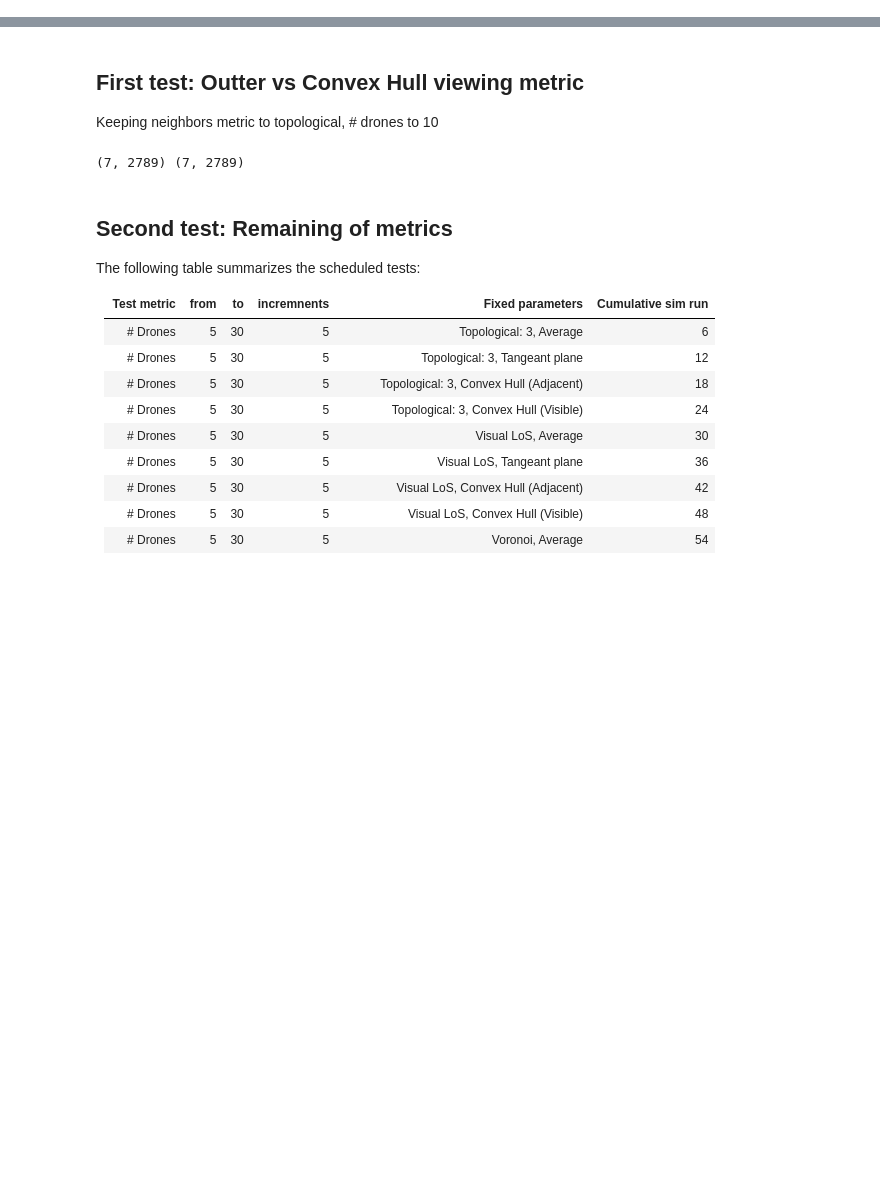
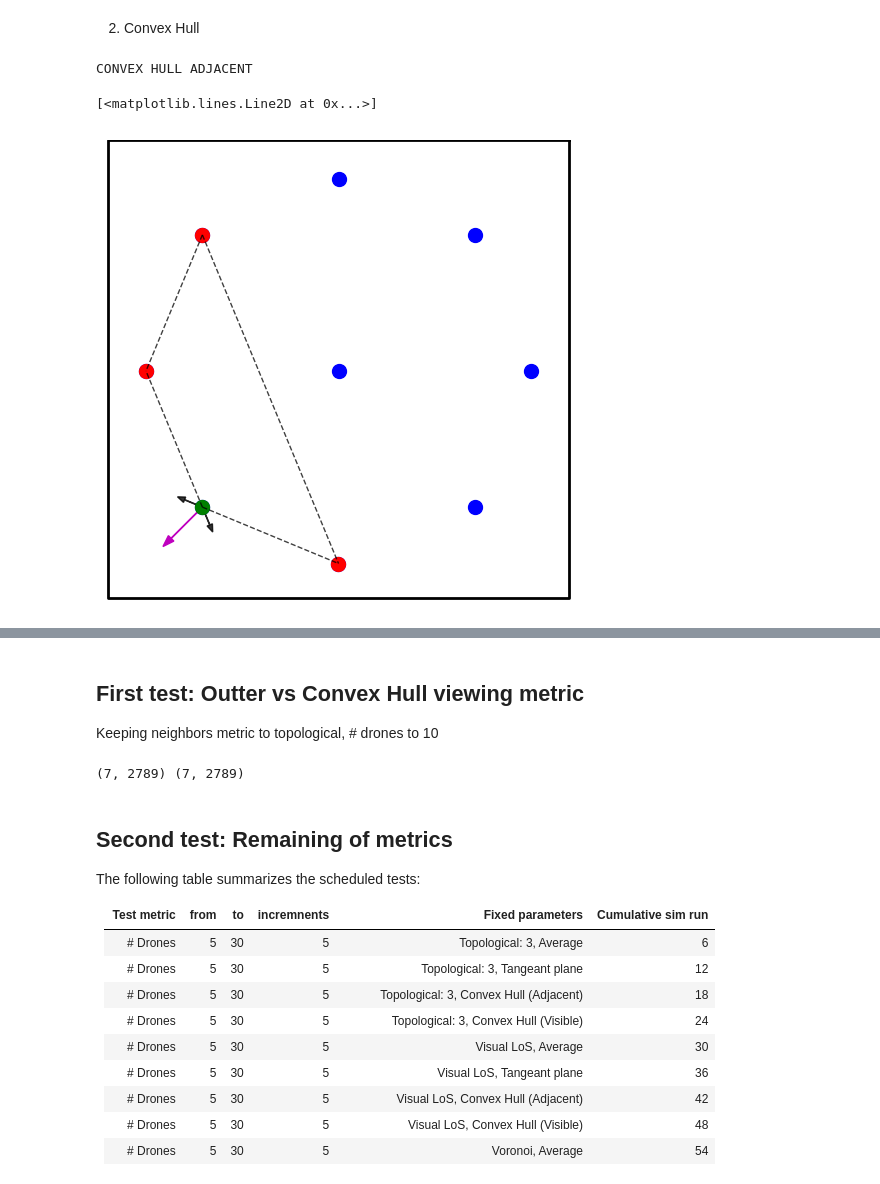
Before and after one commit to Alex0021/Robotic_Project1, a Jupyter notebook: notebooks/metric_eval.ipynb, the cells around one changed output, grey strips where cells are left out. Saved outputs shown, nothing was run; the diff lists cells and outputs as text; code cells hidden in the pictures; blank space fills up the shorter version.

```diff
--- a/notebooks/metric_eval.ipynb
+++ b/notebooks/metric_eval.ipynb
@@ -6,0 +62,59 @@ Structure of the drone_data:
+# %% [markdown]
+2. Convex Hull
+# %%
+import numpy as np
+import matplotlib.pyplot as plt
+
+BOUND = 0.6
+SIZE = 100
+# 8 drones on a circle + 1 in the center
+n = 9
+r = 0.5
+# neighbors
+neighbors = [4,5,7]
+selected = 6
+# positions
+x = [0] + [r*np.cos(2*np.pi*i/(n-1)) for i in range(n-1)]
+y = [0] + [r*np.sin(2*np.pi*i/(n-1)) for i in range(n-1)]
+
+# Set figure
+plt.figure(figsize=(6,6))
+plt.axis('equal')
+
+plt.axis([-BOUND, BOUND, -BOUND, BOUND])
+# Hide axes
+plt.axis('off')
+# Show convex hull of neighbors including selected drone
+from scipy.spatial import ConvexHull
+points = np.array([[x[i], y[i]] for i in neighbors] + [[x[selected], y[selected]]])
+hull = ConvexHull(points)
+for simplex in hull.simplices:
+    plt.plot(points[simplex, 0], points[simplex, 1], 'k--', alpha=0.75, lw=1)
+
+# Scatter plot
+plt.scatter(x, y, marker='o', color='b', s=SIZE)
+plt.scatter([x[i] for i in neighbors], [y[i] for i in neighbors], marker='o', color='r', s=SIZE)
+
+# Show arrows for adjacent edges of selected
+# Select edges of selected drone
+adjacent = [5,7]
+# Draw arrows
+final_dir = np.zeros(2)
+for i in adjacent:
+    dir = np.array([x[i] - x[selected], y[i] - y[selected]])
+    dir = -dir / np.linalg.norm(dir)
+    final_dir += dir
+    plt.arrow(x[selected], y[selected], dir[0]*0.05, dir[1]*0.05, head_width=0.015, head_length=0.02, fc='k', ec='k', alpha=0.8)
+# # Draw pointing arrow
+plt.arrow(x[selected], y[selected], final_dir[0]*0.15, final_dir[1]*0.15, head_width=0.02, head_length=0.03, fc='m', ec='m')
+
+plt.scatter(x[selected], y[selected], marker='o', color='g', s=SIZE)
+
+print("CONVEX HULL ADJACENT")
+
+# Create a box around the plot
+plt.plot([BOUND, BOUND, -BOUND, -BOUND, BOUND], [BOUND, -BOUND+0.01, -BOUND+0.01, BOUND, BOUND], 'k-', lw=2)
+# %% [output]
+CONVEX HULL ADJACENT
+[<matplotlib.lines.Line2D at 0x...>]
+[figure, added]
```
Also changed, not shown: parts of 10 cells of this notebook, 2 other files.
